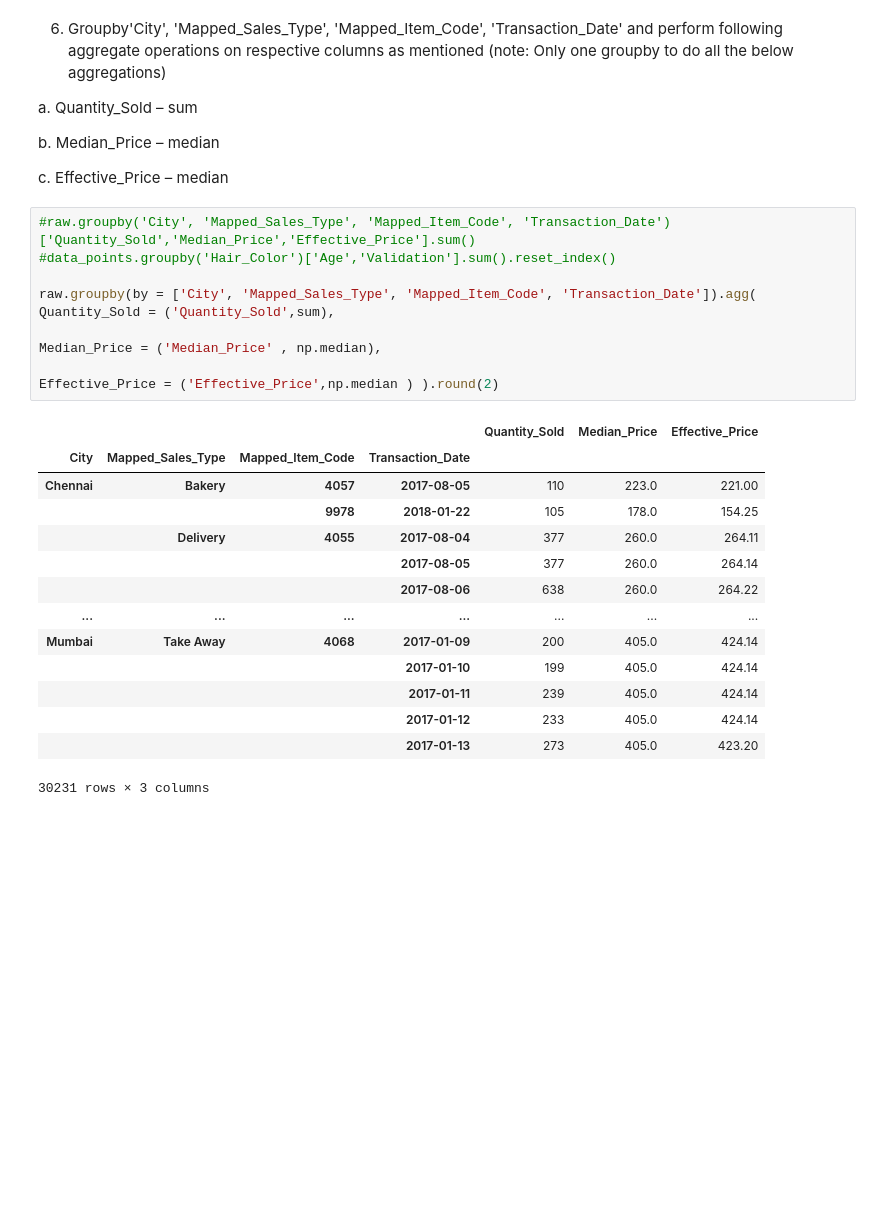
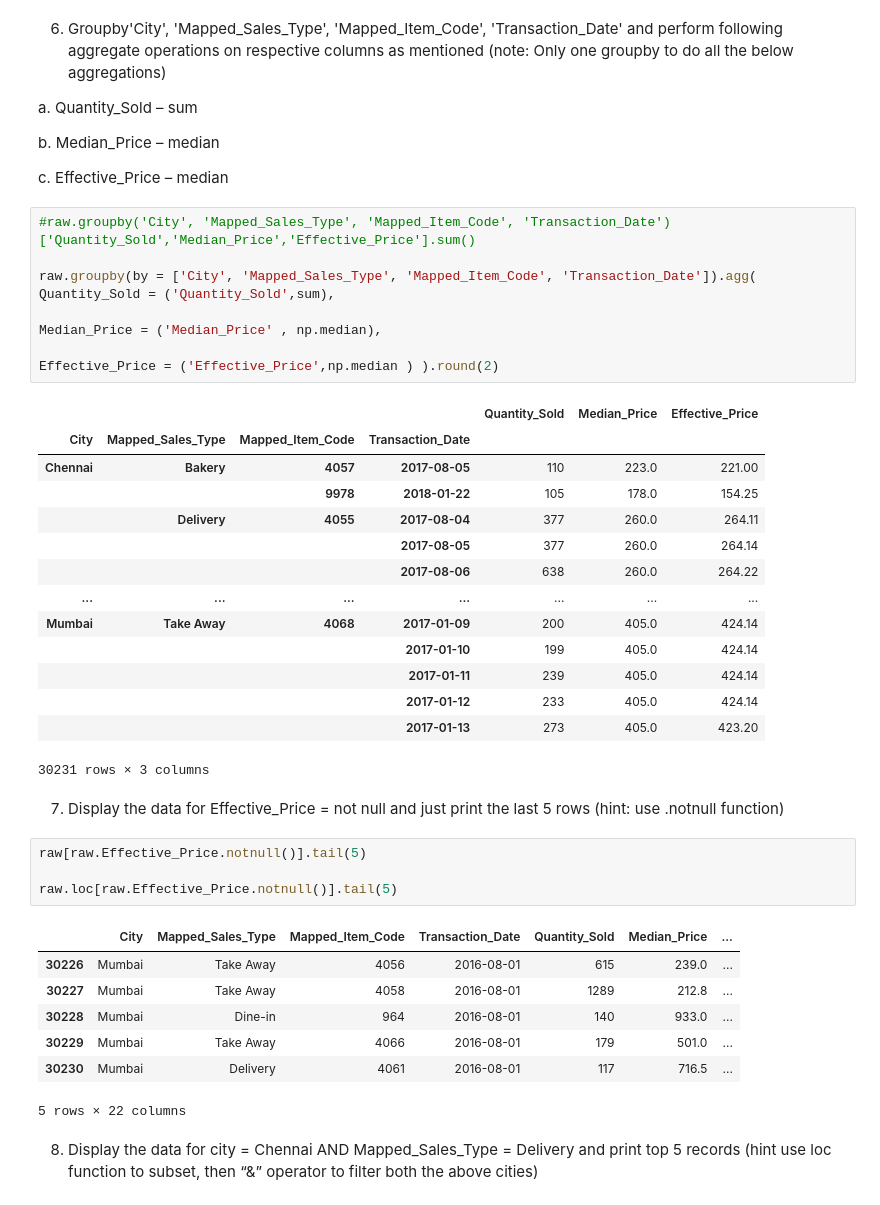
Before and after one commit to venkatesh-manikumar/Datascience-Assignments, a Jupyter notebook: Preprocessing_assignment.ipynb, the cells around one changed output. Drawn from its saved outputs; the diff is of its cells as text; blank space fills up the shorter version.

```diff
--- a/Preprocessing_assignment.ipynb
+++ b/Preprocessing_assignment.ipynb
@@ -126,7 +126,6 @@ b.	Median_Price – median
 c.	Effective_Price – median
 # %%
 #raw.groupby('City', 'Mapped_Sales_Type', 'Mapped_Item_Code', 'Transaction_Date')['Quantity_Sold','Median_Price','Effective_Price'].sum()
-#data_points.groupby('Hair_Color')['Age','Validation'].sum().reset_index()
 
 raw.groupby(by = ['City', 'Mapped_Sales_Type', 'Mapped_Item_Code', 'Transaction_Date']).agg( Quantity_Sold = ('Quantity_Sold',sum),
                                                                                              Median_Price = ('Median_Price' , np.median),
@@ -146,3 +145,19 @@ raw.groupby(by = ['City', 'Mapped_Sales_Type', 'Mapped_Item_Code', 'Transaction_
 |  |  |  | 2017-01-12 | 233 | 405.0 | 424.14 |
 |  |  |  | 2017-01-13 | 273 | 405.0 | 423.20 |
 30231 rows × 3 columns
+# %% [markdown]
+7.	Display the data for Effective_Price = not null and just print the last 5 rows (hint: use .notnull function)
+# %%
+raw[raw.Effective_Price.notnull()].tail(5)
+
+raw.loc[raw.Effective_Price.notnull()].tail(5)
+# %% [output]
+|  | City | Mapped_Sales_Type | Mapped_Item_Code | Transaction_Date | Quantity_Sold | Median_Price | ... |
+| 30226 | Mumbai | Take Away | 4056 | 2016-08-01 | 615 | 239.0 | ... |
+| 30227 | Mumbai | Take Away | 4058 | 2016-08-01 | 1289 | 212.8 | ... |
+| 30228 | Mumbai | Dine-in | 964 | 2016-08-01 | 140 | 933.0 | ... |
+| 30229 | Mumbai | Take Away | 4066 | 2016-08-01 | 179 | 501.0 | ... |
+| 30230 | Mumbai | Delivery | 4061 | 2016-08-01 | 117 | 716.5 | ... |
+5 rows × 22 columns
+# %% [markdown]
+8.	Display the data for city = Chennai AND Mapped_Sales_Type = Delivery and print top 5 records (hint use loc function to subset, then “&” operator to filter both the above cities)
```
Also changed, not shown: parts of 1 cell of this notebook.
